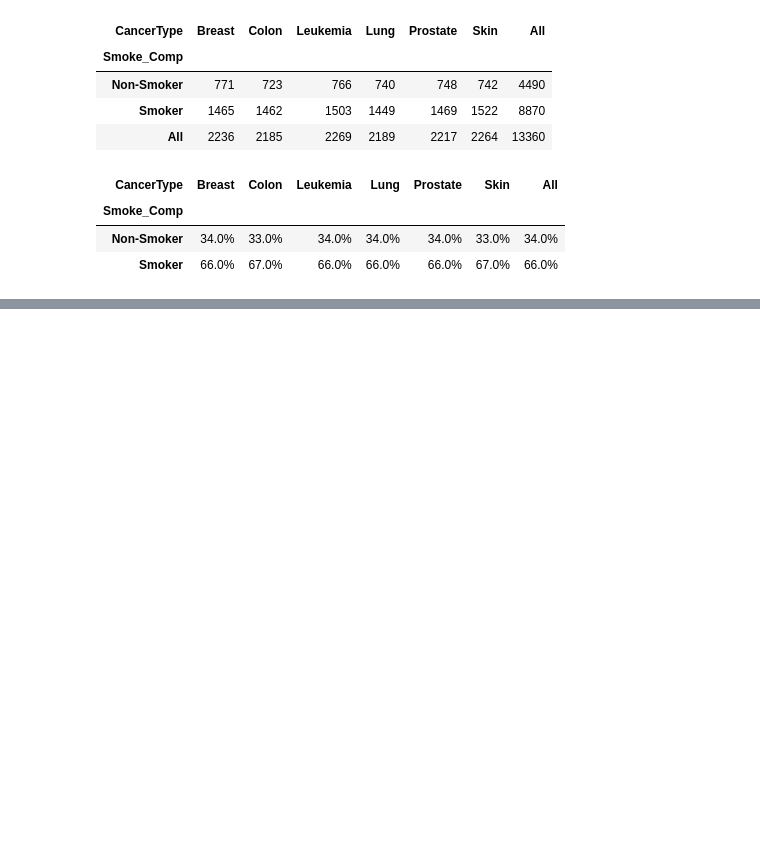
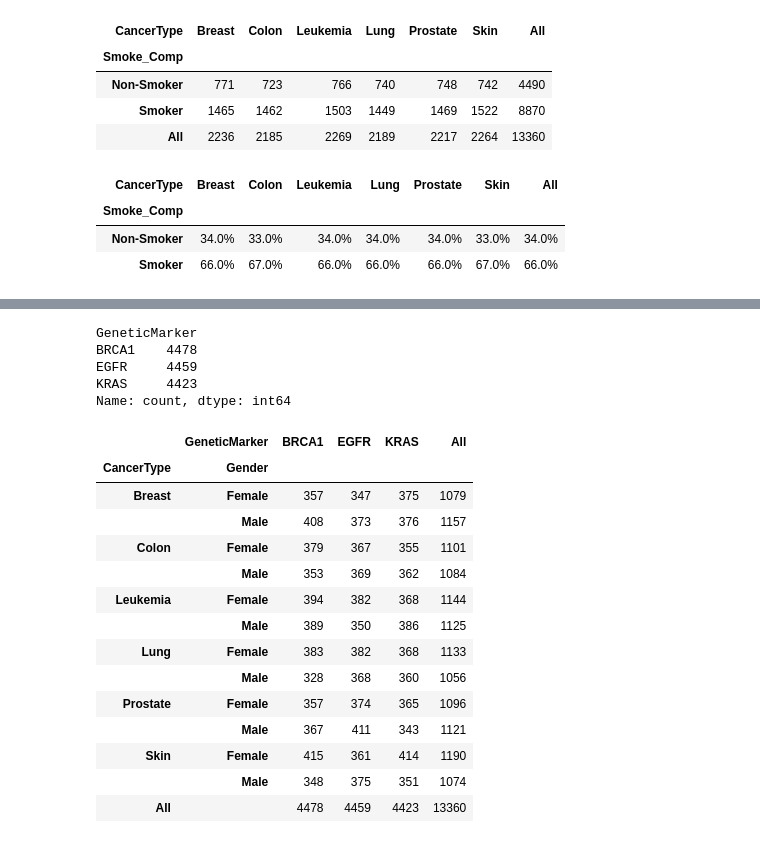
Before and after one commit to JonathonBriggs/AnalyticsProjects, a Jupyter notebook: Kaggle/cancer-dataset-analysis.ipynb, the cells around one changed output, grey strips where cells are left out. Drawn from its saved outputs; the diff is of its cells as text; code cells hidden in the pictures; blank space fills up the shorter version.

```diff
--- a/Kaggle/cancer-dataset-analysis.ipynb
+++ b/Kaggle/cancer-dataset-analysis.ipynb
@@ -173,0 +179,29 @@ smoke_vs_type_fix_perc
+# %%
+#Genetic Marker Split (regardless of Cancer Type)
+cl_data['GeneticMarker'].value_counts()
+# %% [output]
+GeneticMarker
+BRCA1    4478
+EGFR     4459
+KRAS     4423
+Name: count, dtype: int64
+# %%
+#Initial investigation showed a relatively average split of the Genetic Markers across Cancer Types, so Gender was added in as well to see if a pattern would emerge
+cancertype_vs_geneticmarker = pd.crosstab([cl_data['CancerType'], cl_data['Gender']], cl_data['GeneticMarker'], margins=True)
+cancertype_vs_geneticmarker
+# %% [output]
+|  | GeneticMarker | BRCA1 | EGFR | KRAS | All |
+| CancerType | Gender |  |  |  |  |
+| Breast | Female | 357 | 347 | 375 | 1079 |
+|  | Male | 408 | 373 | 376 | 1157 |
+| Colon | Female | 379 | 367 | 355 | 1101 |
+|  | Male | 353 | 369 | 362 | 1084 |
+| Leukemia | Female | 394 | 382 | 368 | 1144 |
+|  | Male | 389 | 350 | 386 | 1125 |
+| Lung | Female | 383 | 382 | 368 | 1133 |
+|  | Male | 328 | 368 | 360 | 1056 |
+| Prostate | Female | 357 | 374 | 365 | 1096 |
+|  | Male | 367 | 411 | 343 | 1121 |
+| Skin | Female | 415 | 361 | 414 | 1190 |
+|  | Male | 348 | 375 | 351 | 1074 |
+| All |  | 4478 | 4459 | 4423 | 13360 |
```
Also changed, not shown: parts of 7 cells of this notebook.
